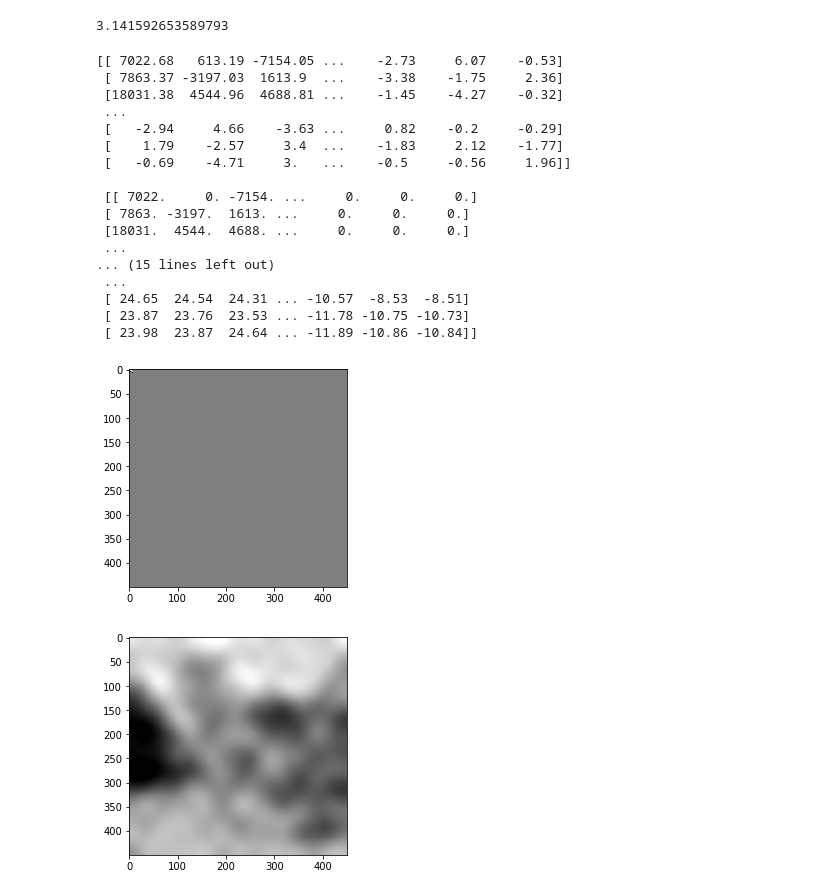
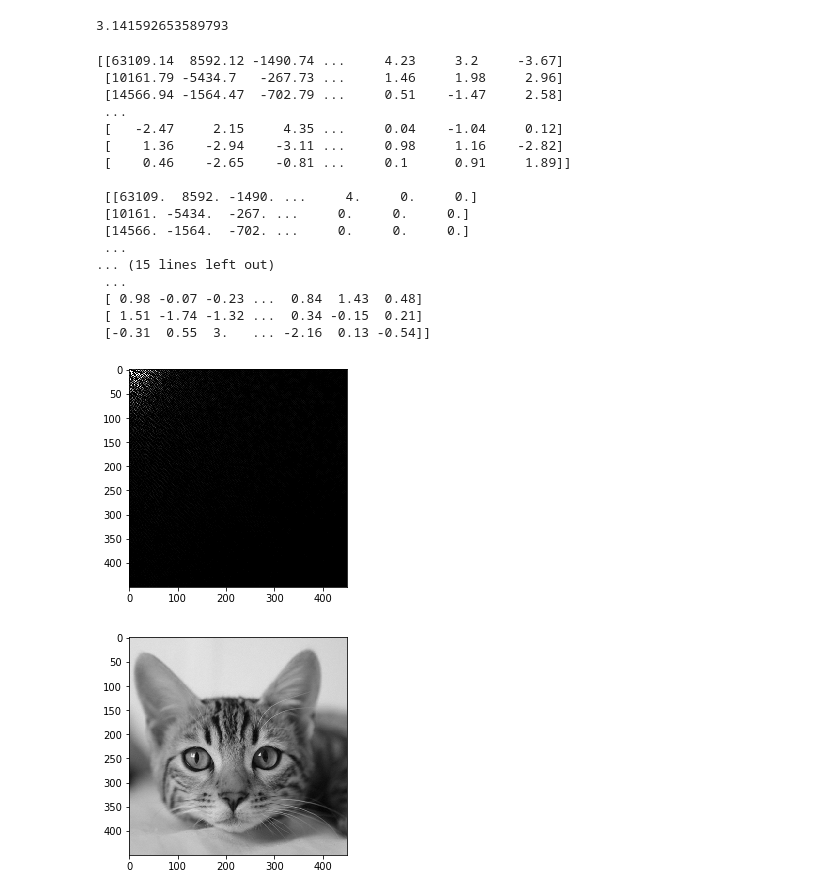
Before and after one commit to lucca30/mn2, a Jupyter notebook: DCT.ipynb, the cells around one changed output. Drawn from its saved outputs; the diff is of its cells as text; code cells hidden in the pictures.

```diff
--- a/DCT.ipynb
+++ b/DCT.ipynb
@@ -66,8 +70,9 @@ math.pi
 3.141592653589793
 # %%
 cut = 450
-
-tx_sh_ct = tx_sh[:cut,:cut]
+shift_h = 100
+shift_v = 0
+tx_sh_ct = tx[shift_v:shift_v+cut,shift_h:shift_h+cut]
 
 C = make_c(cut)
 
@@ -80,7 +85,7 @@ print(transformado)
 
 for ix, line in enumerate(transformado):
     for ix_2, pixel in enumerate(line):
-        if(abs(pixel) <1000):
+        if(abs(pixel) <4):
             transformado[ix][ix_2] = 0
         else:
             transformado[ix][ix_2] = int(transformado[ix][ix_2])
@@ -91,28 +96,28 @@ print('\n', retornado)
 
 print('\n', tx_sh_ct-retornado)
 # %% [output]
-[[ 7022.68   613.19 -7154.05 ...    -2.73     6.07    -0.53]
- [ 7863.37 -3197.03  1613.9  ...    -3.38    -1.75     2.36]
- [18031.38  4544.96  4688.81 ...    -1.45    -4.27    -0.32]
+[[63109.14  8592.12 -1490.74 ...     4.23     3.2     -3.67]
+ [10161.79 -5434.7   -267.73 ...     1.46     1.98     2.96]
+ [14566.94 -1564.47  -702.79 ...     0.51    -1.47     2.58]
  ...
- [   -2.94     4.66    -3.63 ...     0.82    -0.2     -0.29]
- [    1.79    -2.57     3.4  ...    -1.83     2.12    -1.77]
- [   -0.69    -4.71     3.   ...    -0.5     -0.56     1.96]]
+ [   -2.47     2.15     4.35 ...     0.04    -1.04     0.12]
+ [    1.36    -2.94    -3.11 ...     0.98     1.16    -2.82]
+ [    0.46    -2.65    -0.81 ...     0.1      0.91     1.89]]
 
- [[ 7022.     0. -7154. ...     0.     0.     0.]
- [ 7863. -3197.  1613. ...     0.     0.     0.]
- [18031.  4544.  4688. ...     0.     0.     0.]
+ [[63109.  8592. -1490. ...     4.     0.     0.]
+ [10161. -5434.  -267. ...     0.     0.     0.]
+ [14566. -1564.  -702. ...     0.     0.     0.]
  ...
 ... (15 lines left out)
  ...
- [ 24.65  24.54  24.31 ... -10.57  -8.53  -8.51]
- [ 23.87  23.76  23.53 ... -11.78 -10.75 -10.73]
- [ 23.98  23.87  24.64 ... -11.89 -10.86 -10.84]]
+ [ 0.98 -0.07 -0.23 ...  0.84  1.43  0.48]
+ [ 1.51 -1.74 -1.32 ...  0.34 -0.15  0.21]
+ [-0.31  0.55  3.   ... -2.16  0.13 -0.54]]
 # %%
-imgplot = plt.imshow(transformado, cmap='gray', vmin=-128, vmax=128)
+imgplot = plt.imshow(transformado, cmap='gray', vmin=0, vmax=255)
 # %% [output]
-[figure, old version]
+[figure, new version]
 # %%
-imgplot = plt.imshow(retornado, cmap='gray', vmin=-128, vmax=128)
+imgplot = plt.imshow(retornado, cmap='gray', vmin=0, vmax=255)
 # %% [output]
-[figure, old version]
+[figure, new version]
```
Also changed, not shown: parts of 5 cells of this notebook, 3 other files.
